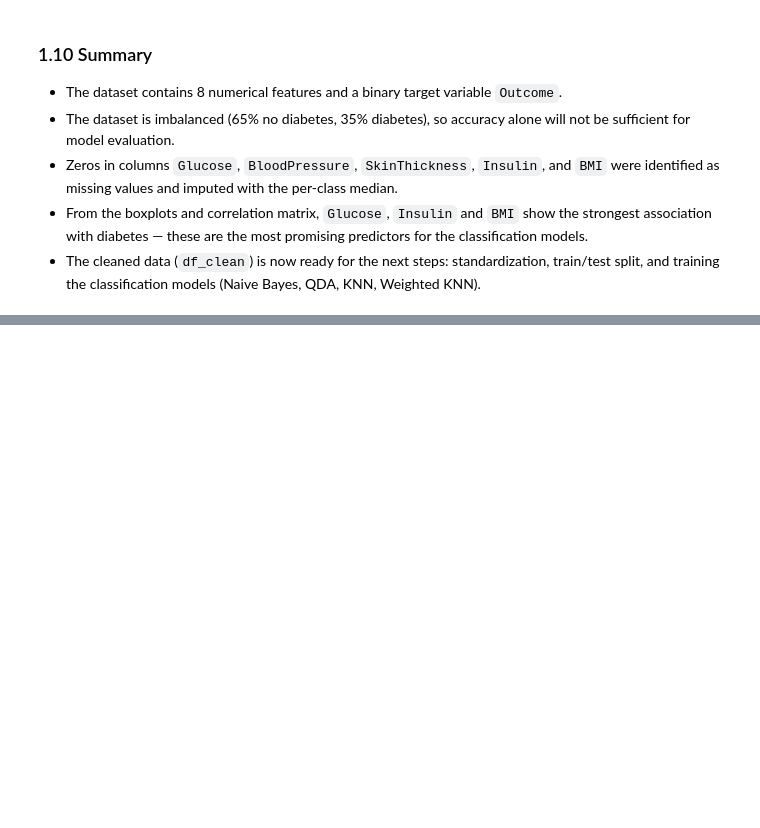
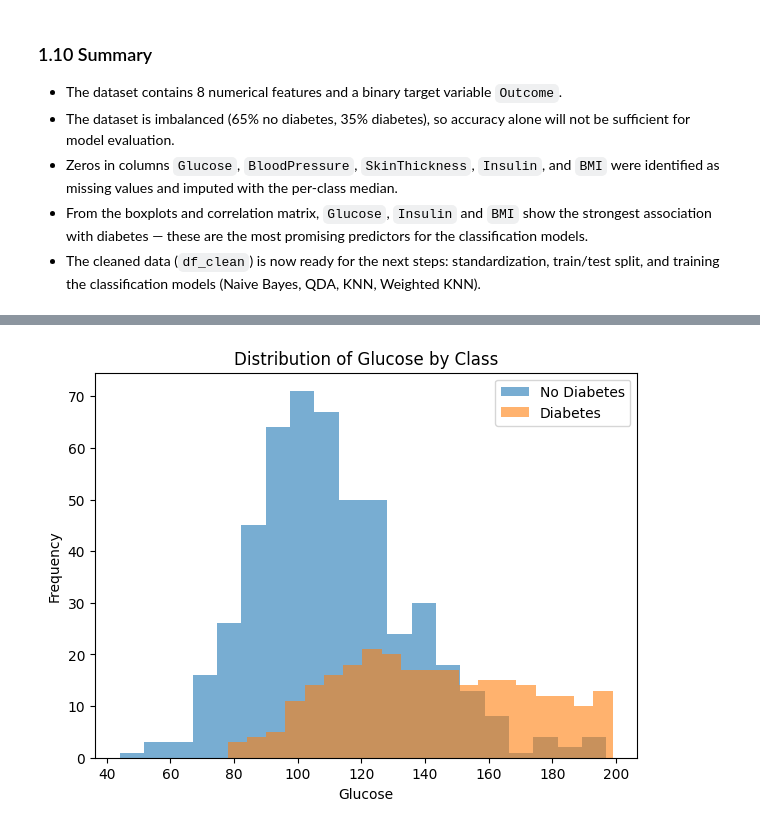
Before and after one commit to maksimovicd501-wq/Dijabetes, a Jupyter notebook: Diabetes.ipynb, the cells around one changed output, grey strips where cells are left out. Cells and saved outputs as stored; diff of their text form; code cells hidden in the pictures; blank space fills up the shorter version.

```diff
--- a/Diabetes.ipynb
+++ b/Diabetes.ipynb
@@ -299,0 +495,27 @@ QDA and KNN which do not make this assumption.
+# %%
+# Glucose distribution by class
+
+plt.figure(figsize=(7,5))
+
+plt.hist(
+    df_clean[df_clean["Outcome"] == 0]["Glucose"],
+    bins=20,
+    alpha=0.6,
+    label="No Diabetes"
+)
+
+plt.hist(
+    df_clean[df_clean["Outcome"] == 1]["Glucose"],
+    bins=20,
+    alpha=0.6,
+    label="Diabetes"
+)
+
+plt.xlabel("Glucose")
+plt.ylabel("Frequency")
+plt.title("Distribution of Glucose by Class")
+plt.legend()
+
+plt.show()
+# %% [output]
+[figure, added]
```
Also changed, not shown: parts of 27 cells of this notebook.
